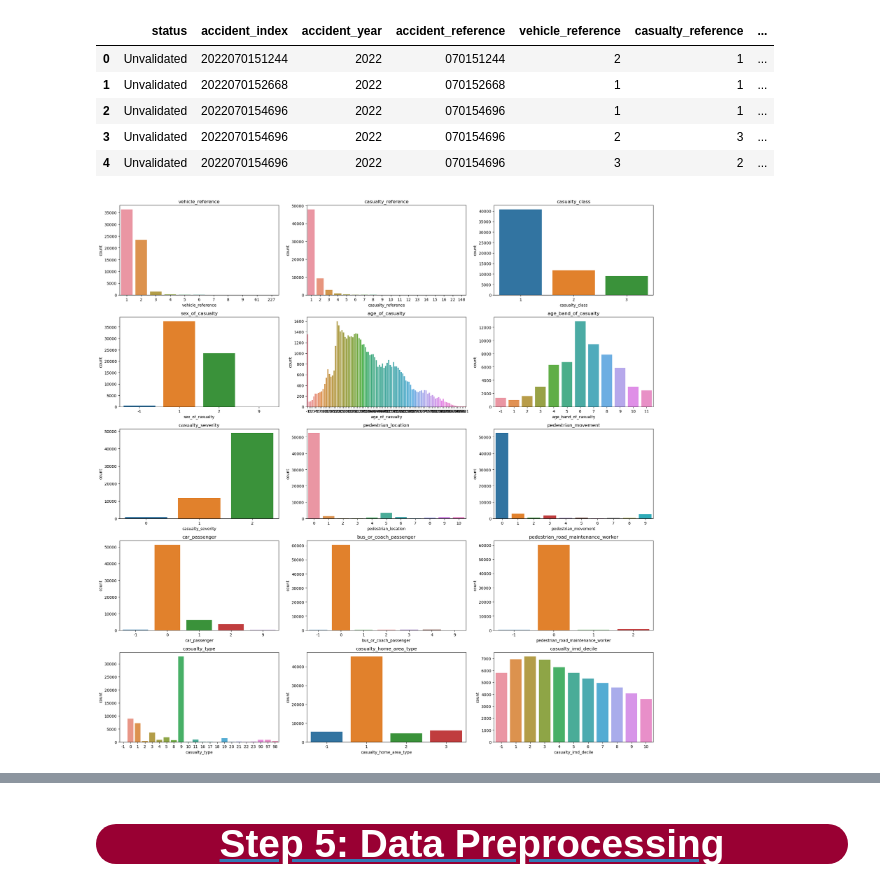
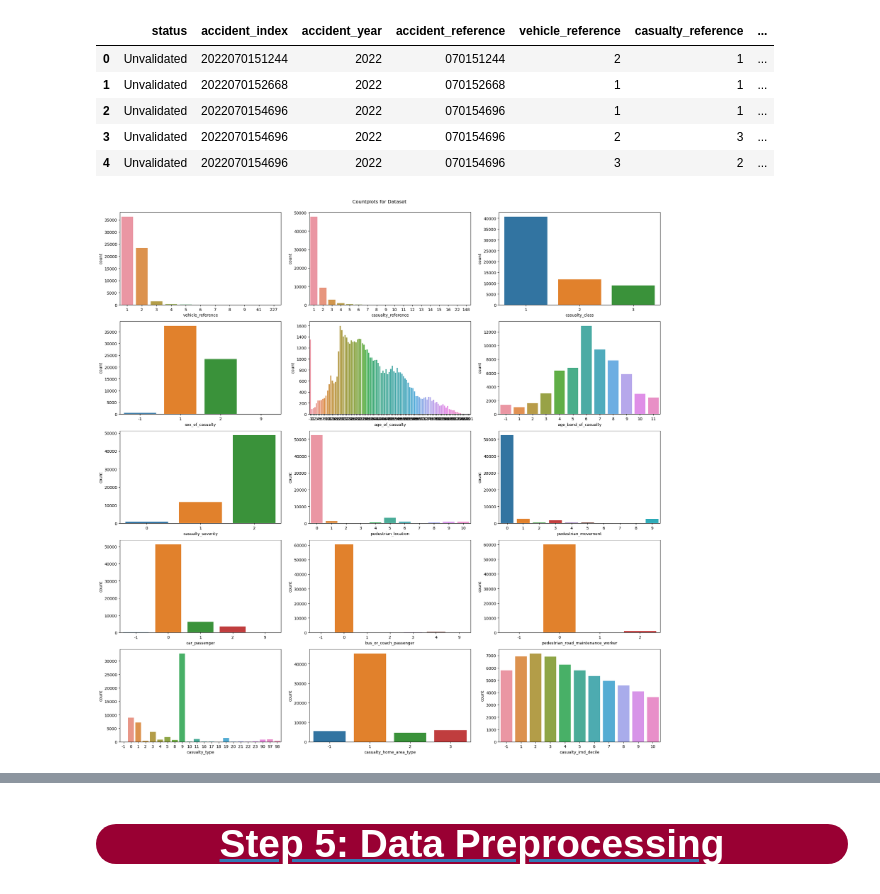
Before and after one commit to Asadi1460/road_accident, a Jupyter notebook: main.ipynb, the cells around one changed output, grey strips where cells are left out. Drawn from its saved outputs; the diff is of its cells as text; code cells hidden in the pictures.

```diff
--- a/main.ipynb
+++ b/main.ipynb
@@ -120,5 +138,6 @@ Shape of dataset is: (61352, 20)
-# %%
-df['casualty_severity'] = df['casualty_severity'].sub(1)
+# %%
+# shift target category from [1, 2, 3] to [0, 1, 2]
+df['casualty_severity'] = df['casualty_severity'] - 1
 # %% [markdown]
 <!-- <a id="overview"></a> -->
 # <a id='toc4_'></a>[<p style="background-color:#990033; font-family:calibri; color:white; font-size:150%; text-align:center; border-radius:20px 20px;">Step 3: Dataset Overview</p>](#toc0_)
@@ -360,23 +511,25 @@ df.head()
 # %%
 # Define the columns to plot
 columns_to_plot = ['vehicle_reference','casualty_reference','casualty_class',
                    'sex_of_casualty', 'age_of_casualty', 'age_band_of_casualty',
                    'casualty_severity', 'pedestrian_location', 'pedestrian_movement',
                    'car_passenger', 'bus_or_coach_passenger', 'pedestrian_road_maintenance_worker',
                    'casualty_type', 'casualty_home_area_type', 'casualty_imd_decile']
 
 # Set up the subplot layout
 num_rows = 5
 num_cols = (len(columns_to_plot) + num_rows - 1) // num_rows
+
 plt.figure(figsize=(20, 20))
 
+plt.suptitle('Countplots for Dataset\n\n')
 # Create subplots
 for i, col in enumerate(columns_to_plot, start=1):
     plt.subplot(num_rows, num_cols, i)
     sns.countplot(x=col, data=df)
-    plt.title(col)
+    # plt.title(col)
 
 plt.tight_layout()
 plt.show()
 # %% [output]
-[figure, old version]
+[figure, new version]
```
Also changed, not shown: parts of 52 cells of this notebook, 4 other files.
